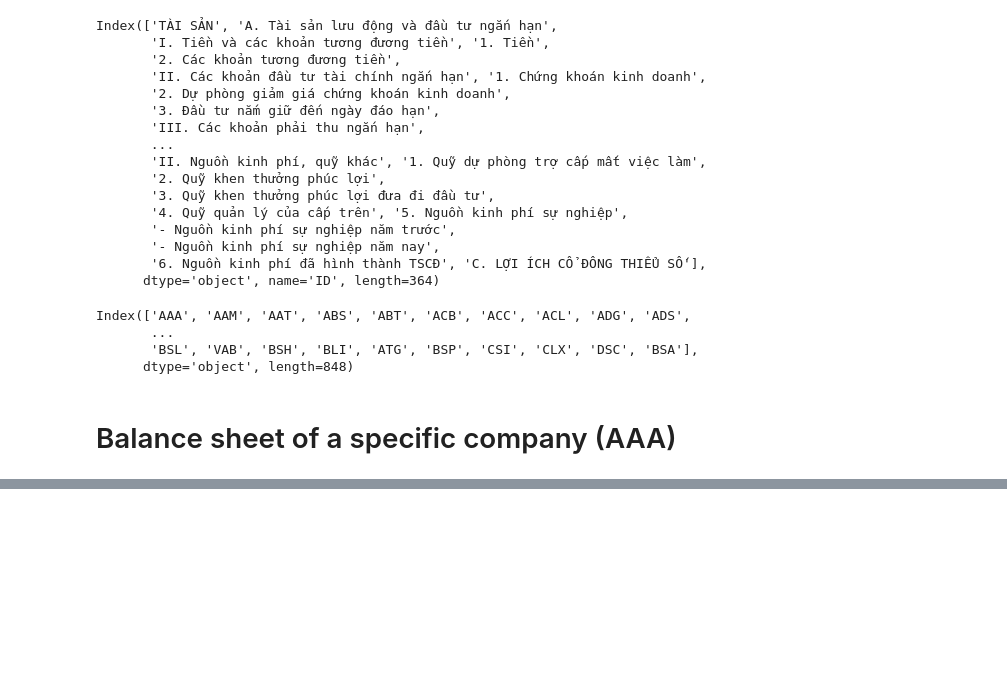
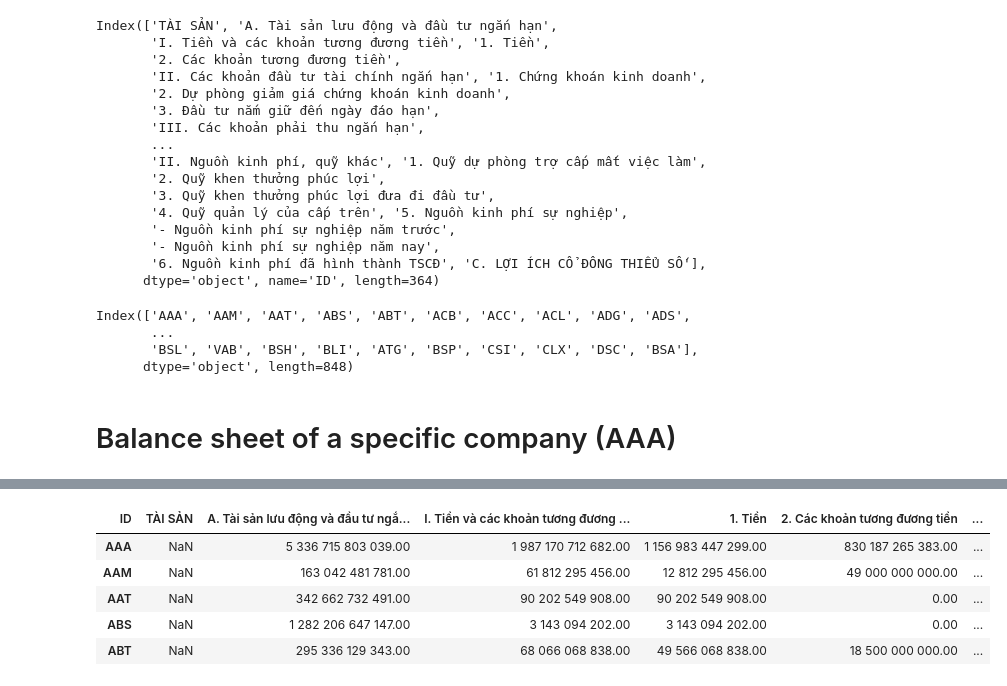
Before and after one commit to ThaiDat/Vietnamese-Financial-Data, a Jupyter notebook: example.ipynb, the cells around one changed output, grey strips where cells are left out. Saved outputs shown, nothing was run; the diff lists cells and outputs as text; code cells hidden in the pictures; blank space fills up the shorter version.

```diff
--- a/example.ipynb
+++ b/example.ipynb
@@ -75,0 +89,10 @@ bs_aaa.reset_index()
+# %%
+t_bs4 = bs4.T
+t_bs4.head()
+# %% [output]
+| ID | TÀI SẢN | A. Tài sản lưu động và đầu tư ngắ... | I. Tiền và các khoản tương đương ... | 1. Tiền | 2. Các khoản tương đương tiền | ... |
+| AAA | NaN | 5 336 715 803 039.00 | 1 987 170 712 682.00 | 1 156 983 447 299.00 | 830 187 265 383.00 | ... |
+| AAM | NaN | 163 042 481 781.00 | 61 812 295 456.00 | 12 812 295 456.00 | 49 000 000 000.00 | ... |
+| AAT | NaN | 342 662 732 491.00 | 90 202 549 908.00 | 90 202 549 908.00 | 0.00 | ... |
+| ABS | NaN | 1 282 206 647 147.00 | 3 143 094 202.00 | 3 143 094 202.00 | 0.00 | ... |
+| ABT | NaN | 295 336 129 343.00 | 68 066 068 838.00 | 49 566 068 838.00 | 18 500 000 000.00 | ... |
```
Also changed, not shown: parts of 9 cells of this notebook.
